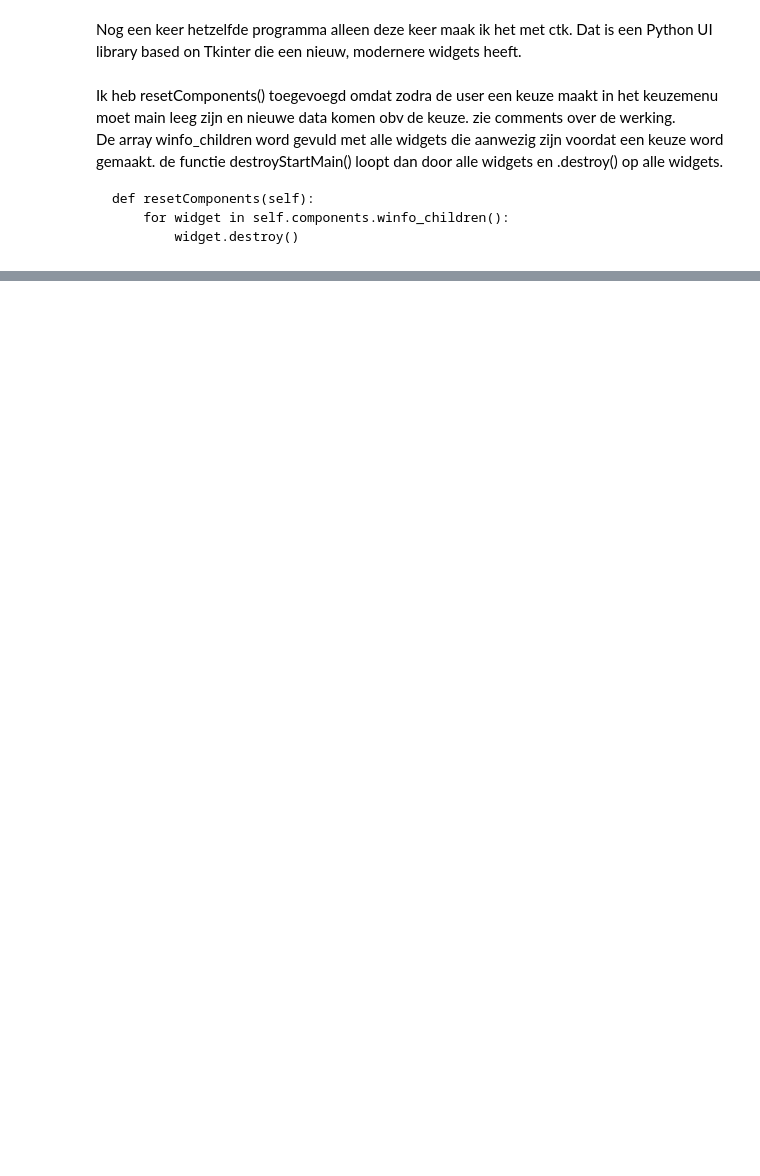
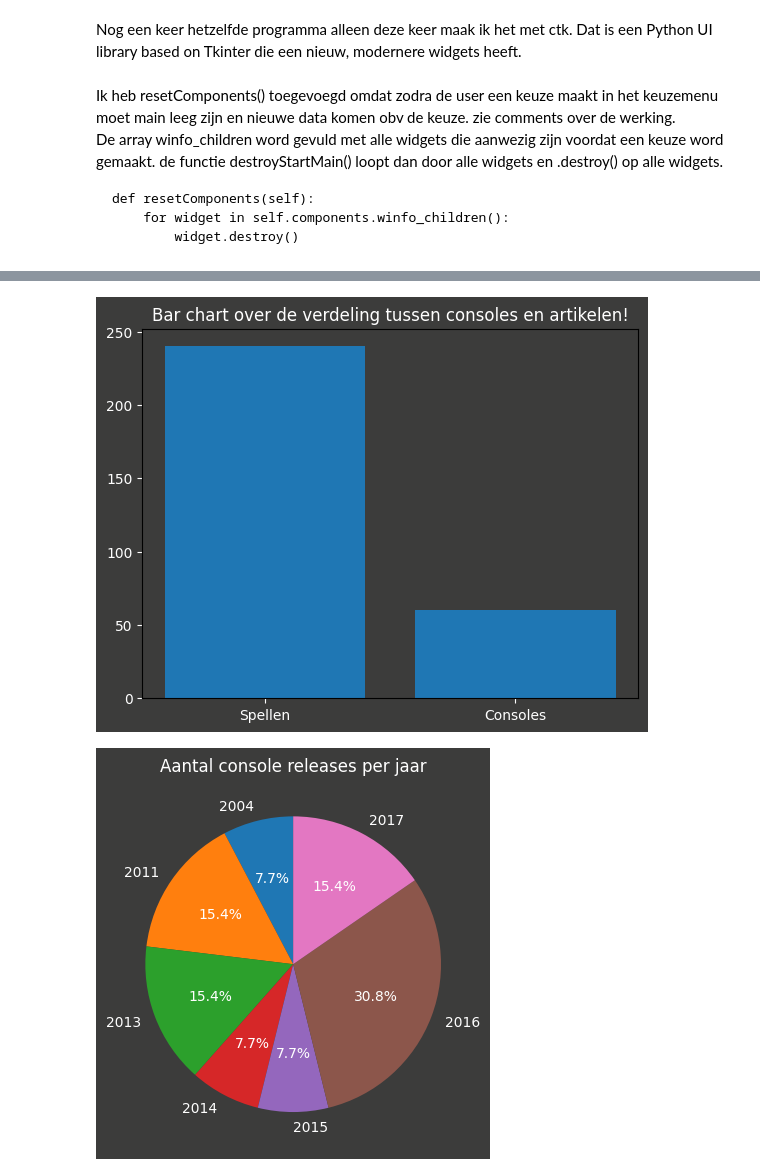
Before and after one commit to LucasPoel/PythonOpdracht, a Jupyter notebook: CTK_22022554_Lucas_Poel.ipynb, the cells around one changed output, grey strips where cells are left out. Drawn from its saved outputs; the diff is of its cells as text; code cells hidden in the pictures; blank space fills up the shorter version.

Commit message:
toevoeging setValuesDiagram functie

```diff
--- a/CTK_22022554_Lucas_Poel.ipynb
+++ b/CTK_22022554_Lucas_Poel.ipynb
@@ -315,0 +290,7 @@ x.startApp()
+# %%
+# x = App()
+# x.startApp()
+
+x = Main()
+x.main.mainloop()
+# %% [output]
@@ -315,0 +298,2 @@ x.startApp()
+[figure, added]
+[figure, added]
```
Also changed, not shown: parts of 3 cells of this notebook.
